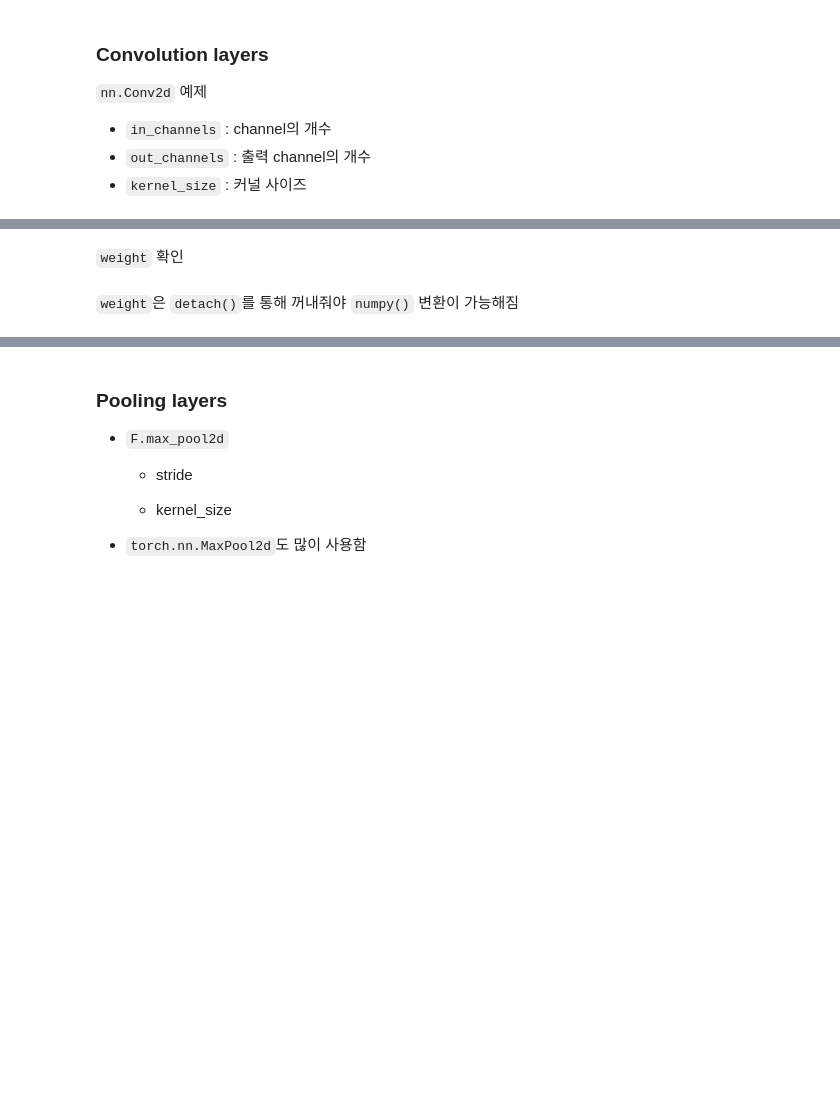
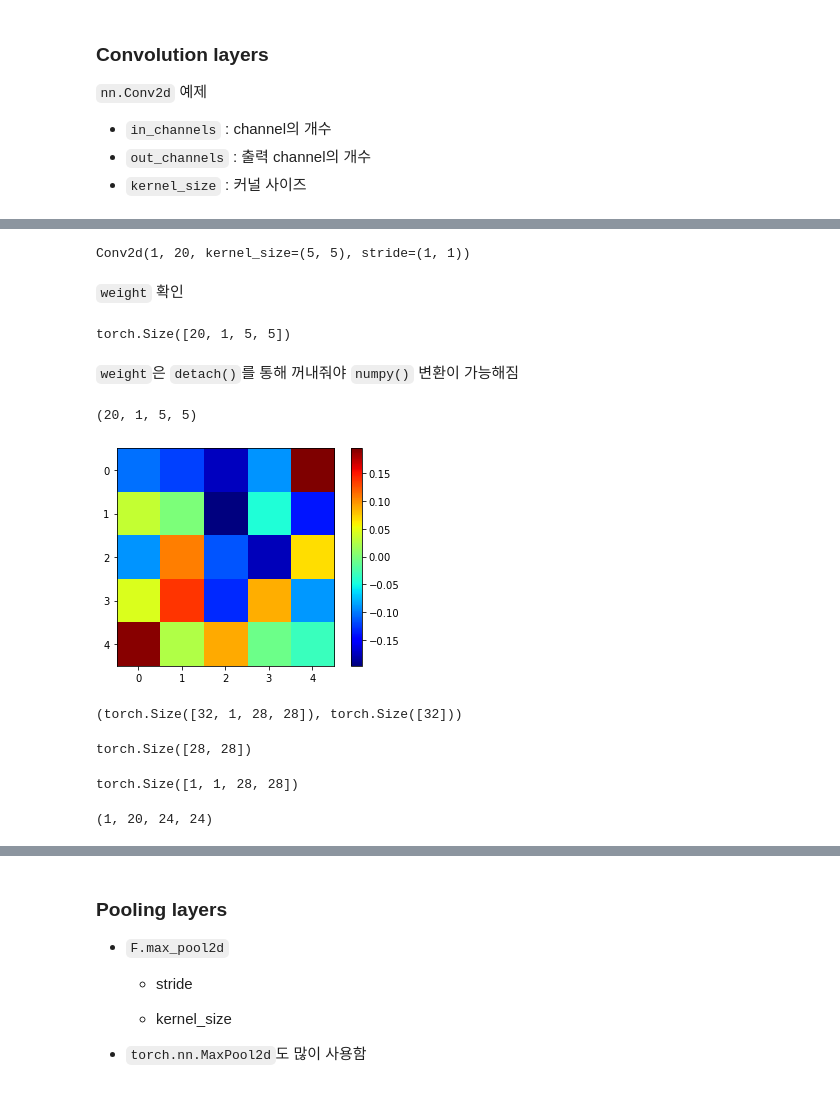
Before and after one commit to andrew0411/torch-tutorial, a Jupyter notebook: 05 neural_net.ipynb, the cells around one changed output, grey strips where cells are left out. Drawn from its saved outputs; the diff is of its cells as text; code cells hidden in the pictures; blank space fills up the shorter version.

```diff
--- a/05 neural_net.ipynb
+++ b/05 neural_net.ipynb
@@ -21,4 +73,67 @@ https://pytorch.org/docs/stable/nn.html
+# %%
+layer = nn.Conv2d(1, 20, 5, 1).to(torch.device('cpu'))
+layer
+# %% [output]
+Conv2d(1, 20, kernel_size=(5, 5), stride=(1, 1))
 # %% [markdown]
 `weight` 확인
+# %%
+weight = layer.weight
+weight.shape
+# %% [output]
+torch.Size([20, 1, 5, 5])
 # %% [markdown]
 `weight`은 `detach()`를 통해 꺼내줘야 `numpy()` 변환이 가능해짐
+# %%
+weight = weight.detach()
+# %%
+weight = weight.numpy()
+weight.shape
+# %% [output]
+(20, 1, 5, 5)
+# %%
+import matplotlib.pyplot as plt
+
+plt.imshow(weight[0, 0, :, :], 'jet')
+plt.colorbar()
+plt.show()
+# %% [output]
+[figure, added]
+# %%
+import torchvision.transforms as transforms
+from torchvision import datasets
+from torch.utils.data import Dataset, DataLoader
+
+mnist_transform = transforms.Compose([
+    transforms.ToTensor(),
+    transforms.Normalize(mean=(0.5,), std=(1.0,))
+])
+
+trainset = datasets.MNIST(root='./datasets', train=True, download=True, transform=mnist_transform)
+
+testset = datasets.MNIST(root='./datasets', train=False, download=True, transform=mnist_transform)
+
+train_loader = DataLoader(trainset, batch_size=32, shuffle=True, num_workers=2)
+test_loader = DataLoader(testset, batch_size=64, shuffle=False, num_workers=2)
+
+dataiter = iter(train_loader)
+images, labels = dataiter.next()
+images.shape, labels.shape
+# %% [output]
+(torch.Size([32, 1, 28, 28]), torch.Size([32]))
+# %%
+input_image = torch.squeeze(images[0])
+print(input_image.size())
+# %% [output]
+torch.Size([28, 28])
+# %%
+input_data = torch.unsqueeze(images[0], dim=0)
+print(input_data.size())
+
+output_data = layer(input_data)
+output = output_data.data
+output_arr = output.numpy()
+output_arr.shape
+# %% [output]
+torch.Size([1, 1, 28, 28])
+(1, 20, 24, 24)
```
Also changed, not shown: parts of 16 cells of this notebook.
